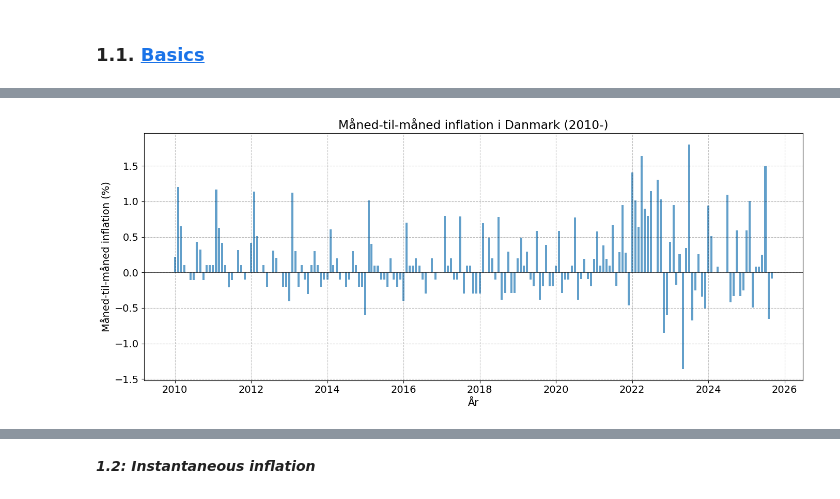
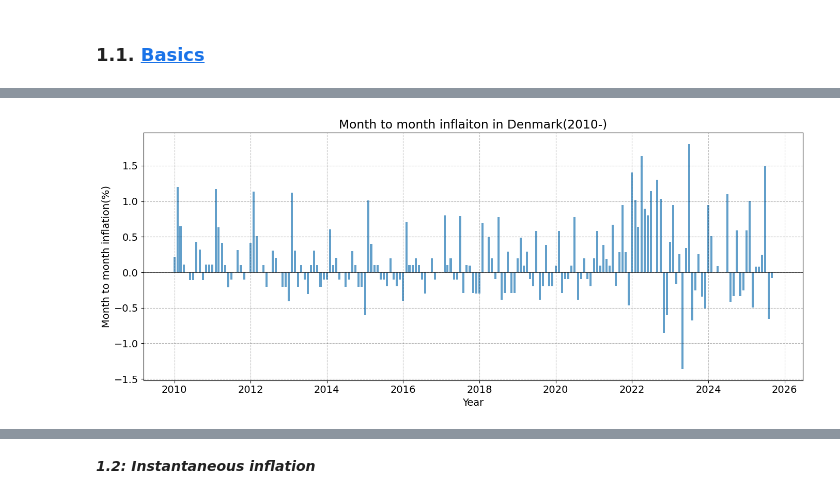
Before and after one commit to makromadskinen/ProgEconGruppe, a Jupyter notebook: Assignment 1/Aflevering.ipynb, the cells around one changed output, grey strips where cells are left out. Cells and saved outputs as stored; diff of their text form; code cells hidden in the pictures.

```diff
--- a/Assignment 1/Aflevering.ipynb
+++ b/Assignment 1/Aflevering.ipynb
@@ -146,22 +182,16 @@ Gennemsnitlig CPI i 2020: 103.43
 # %%
-# Beregn π_t = value_t / value_{t-1} - 1
-API['pi_t'] = API['value'] / API['value'].shift(1) - 1
-
-# Se resultatet
-API[['date', 'year', 'value', 'pi_t']].tail(20)
-
-# Filtrer fra 2010
+# Filter from 2010
 API_2010 = API[API['year'] >= 2010]
 
-# Plot som barchart
+# Plot as a barchart
 fig, ax = plt.subplots(figsize=(14, 6))
 ax.bar(API_2010['date'], API_2010['pi_t'] * 100, width=20, alpha=0.7)
-ax.set_xlabel('År')
-ax.set_ylabel('Måned-til-måned inflation (%)')
-ax.set_title('Måned-til-måned inflation i Danmark (2010-)')
+ax.set_xlabel('Year')
+ax.set_ylabel('Month to month inflation(%)')
+ax.set_title('Month to month inflaiton in Denmark(2010-)')
 ax.axhline(y=0, color='black', linestyle='-', linewidth=0.5)
 ax.grid(True, alpha=0.3, axis='y')
 plt.tight_layout()
 plt.show()
 # %% [output]
-[figure, old version]
+[figure, new version]
```
Also changed, not shown: parts of 11 cells of this notebook.
